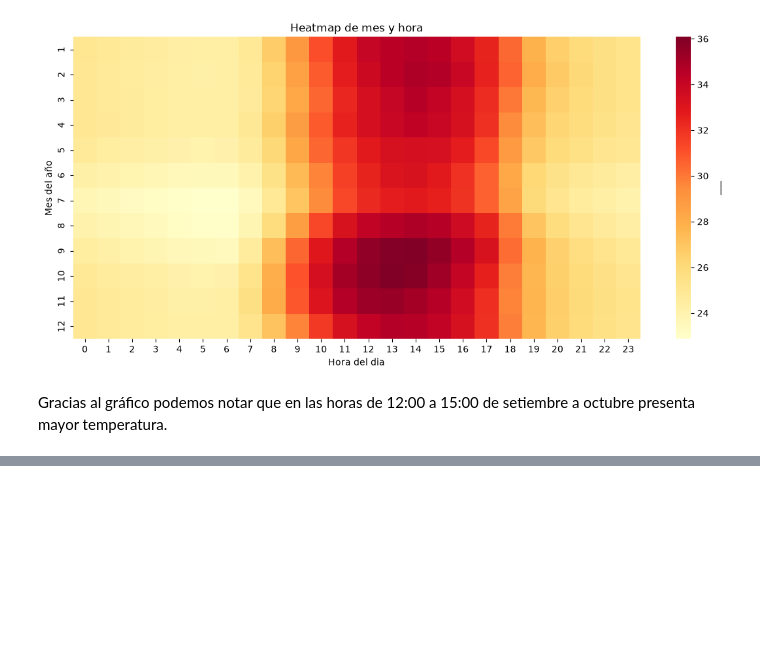
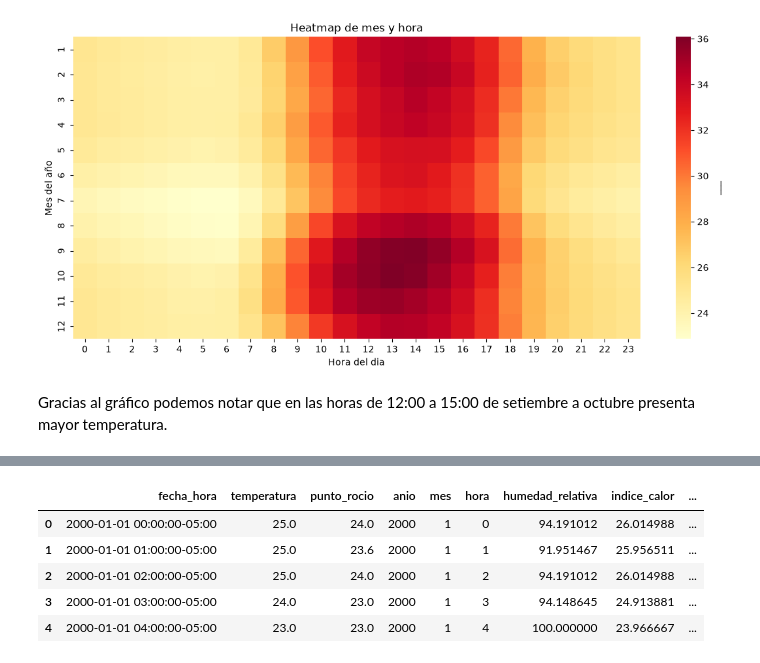
Before and after one commit to David-Sac/clima-iquitos, a Jupyter notebook: notebooks/03_visualizacion.ipynb, the cells around one changed output, grey strips where cells are left out. Saved outputs shown, nothing was run; the diff lists cells and outputs as text; code cells hidden in the pictures; blank space fills up the shorter version.

```diff
--- a/notebooks/03_visualizacion.ipynb
+++ b/notebooks/03_visualizacion.ipynb
@@ -64,0 +114,9 @@ Gracias al gráfico podemos notar que en las horas de 12:00 a 15:00 de setiembre
+# %%
+df.head()
+# %% [output]
+|  | fecha_hora | temperatura | punto_rocio | anio | mes | hora | humedad_relativa | indice_calor | ... |
+| 0 | 2000-01-01 00:00:00-05:00 | 25.0 | 24.0 | 2000 | 1 | 0 | 94.191012 | 26.014988 | ... |
+| 1 | 2000-01-01 01:00:00-05:00 | 25.0 | 23.6 | 2000 | 1 | 1 | 91.951467 | 25.956511 | ... |
+| 2 | 2000-01-01 02:00:00-05:00 | 25.0 | 24.0 | 2000 | 1 | 2 | 94.191012 | 26.014988 | ... |
+| 3 | 2000-01-01 03:00:00-05:00 | 24.0 | 23.0 | 2000 | 1 | 3 | 94.148645 | 24.913881 | ... |
+| 4 | 2000-01-01 04:00:00-05:00 | 23.0 | 23.0 | 2000 | 1 | 4 | 100.000000 | 23.966667 | ... |
```
Also changed, not shown: parts of 6 cells of this notebook, 3 other files.
